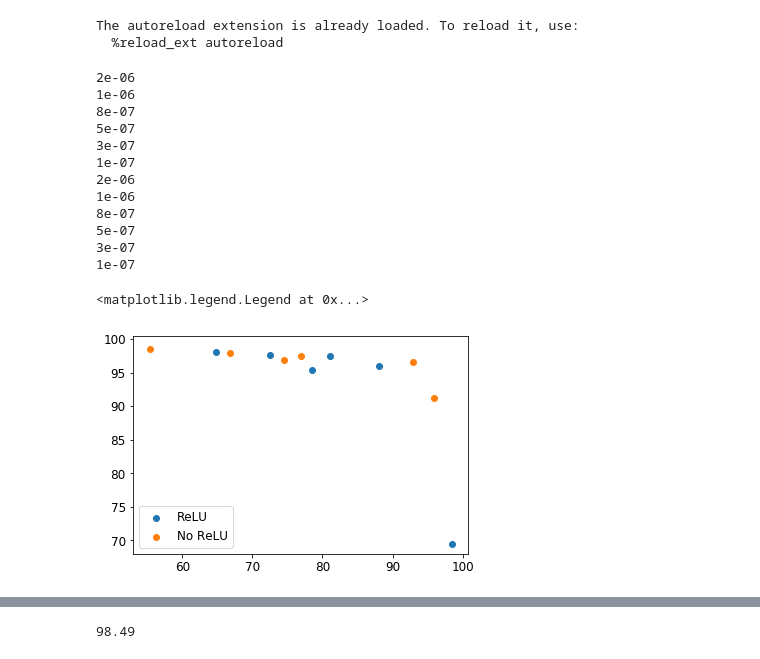
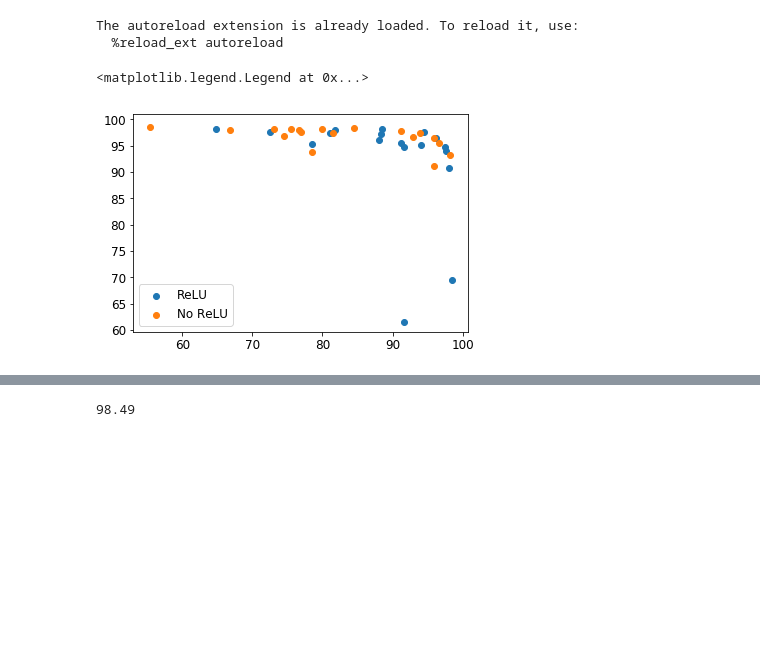
Before and after one commit to okz12/NN_compression, a Jupyter notebook: writeup/layer_uni/vis.ipynb, the cells around one changed output, grey strips where cells are left out. Drawn from its saved outputs; the diff is of its cells as text; code cells hidden in the pictures; blank space fills up the shorter version.

Commit message:
layer exp

```diff
--- a/writeup/layer_uni/vis.ipynb
+++ b/writeup/layer_uni/vis.ipynb
@@ -34,38 +34,46 @@ def loadfile(mean, zmean, tau, temp, mixtures, model, data_size = "full",  scali
         file = torch.load(model_save_dir + '/mnist_retrain_layer_model_{}.m'.format(exp_name))
     return file
 # %%
-n_exp = pd.DataFrame(columns = ["tau", "act", "acc", "sp"])
-idx = 0
+n_exp = pd.DataFrame(columns = ["layer", "tau", "act", "acc", "sp"])
+idx=0
 tau_list = [2e-6, 1e-6, 8e-7, 5e-7, 3e-7, 1e-7]
 for tau in tau_list:
-    print (tau)
     res = loadfile(5000, 5000, tau, 1, 16, "LeNet_300_100FC1", "full", model_save_dir = "./files")
-    n_exp.loc[idx] = ([tau, "n", res["prune_test"], res["sparsity"]])
+    n_exp.loc[idx] = ([1, tau, "n", res["prune_test"], res["sparsity"]])
     idx+=1
 
 for tau in tau_list:
-    print (tau)
     res = loadfile(5000, 5000, tau, 1, 16, "LeNet_300_100FC1", "full", model_save_dir = "./mseha")
-    n_exp.loc[idx] = ([tau, "a", res["prune_test"], res["sparsity"]])
+    n_exp.loc[idx] = ([1, tau, "a", res["prune_test"], res["sparsity"]])
+    idx+=1
+
+tau_list = [2e-4, 1e-4, 8e-5, 5e-5, 3e-5, 1e-5]
+for tau in tau_list:
+    res = loadfile(5000, 5000, tau, 1, 16, "LeNet_300_100FC2", "full", model_save_dir = "./files")
+    n_exp.loc[idx] = ([2, tau, "n", res["prune_test"], res["sparsity"]])
+    idx+=1
+
+for tau in tau_list:
+    res = loadfile(5000, 5000, tau, 1, 16, "LeNet_300_100FC2", "full", model_save_dir = "./mseha")
+    n_exp.loc[idx] = ([2, tau, "a", res["prune_test"], res["sparsity"]])
+    idx+=1
+
+tau_list = [2e-2, 1e-2, 8e-3, 5e-3, 3e-3, 1e-3]
+for tau in tau_list:
+    res = loadfile(5000, 5000, tau, 1, 16, "LeNet_300_100FC3", "full", model_save_dir = "./files")
+    n_exp.loc[idx] = ([3, tau, "n", res["prune_test"], res["sparsity"]])
+    idx+=1
+
+for tau in tau_list:
+    res = loadfile(5000, 5000, tau, 1, 16, "LeNet_300_100FC3", "full", model_save_dir = "./mseha")
+    n_exp.loc[idx] = ([3, tau, "a", res["prune_test"], res["sparsity"]])
     idx+=1
 
 f = n_exp.query('act == \'a\'')
 plt.scatter(f['sp'], f['acc'], label = "ReLU")
 f= n_exp.query('act == \'n\'')
 plt.scatter(f['sp'], f['acc'], label = "No ReLU")
 plt.legend()
 # %% [output]
-2e-06
-1e-06
-8e-07
-5e-07
-3e-07
-1e-07
-2e-06
-1e-06
-8e-07
-5e-07
-3e-07
-1e-07
+<matplotlib.legend.Legend at 0x...>
-<matplotlib.legend.Legend at 0x...>
-[figure, old version]
+[figure, new version]
```
Also changed, not shown: parts of 3 cells of this notebook, 1 other file.
